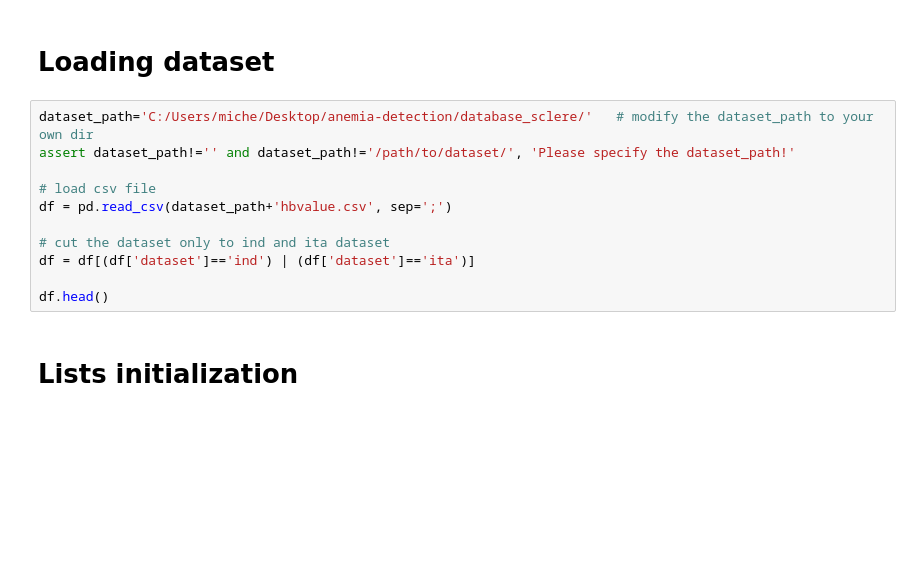
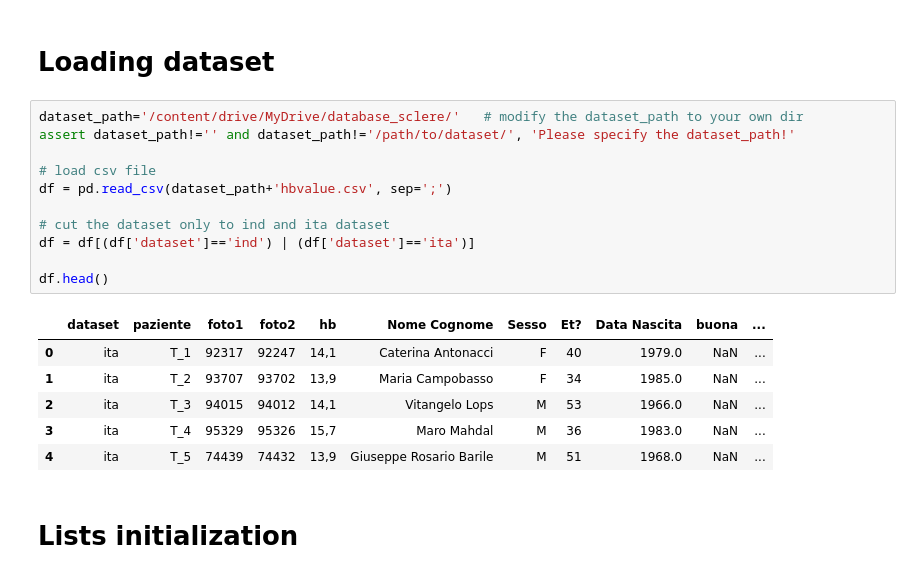
Before and after one commit to bralani/anemia-detection, a Jupyter notebook: density_evaluation.ipynb, the cells around one changed output. Cells and saved outputs as stored; diff of their text form; blank space fills up the shorter version.

```diff
--- a/density_evaluation.ipynb
+++ b/density_evaluation.ipynb
@@ -33,16 +39,23 @@ RAM_16_GB = False
 # %% [markdown]
 # Loading dataset
 # %%
-dataset_path='C:/Users/miche/Desktop/anemia-detection/database_sclere/'   # modify the dataset_path to your own dir
+dataset_path='/content/drive/MyDrive/database_sclere/'   # modify the dataset_path to your own dir
 assert dataset_path!='' and dataset_path!='/path/to/dataset/', 'Please specify the dataset_path!'
 
 # load csv file
 df = pd.read_csv(dataset_path+'hbvalue.csv', sep=';')
 
 # cut the dataset only to ind and ita dataset
 df = df[(df['dataset']=='ind') | (df['dataset']=='ita')]
 
 df.head()
+# %% [output]
+|  | dataset | paziente | foto1 | foto2 | hb | Nome Cognome | Sesso | Et? | Data Nascita | buona | ... |
+| 0 | ita | T_1 | 92317 | 92247 | 14,1 | Caterina Antonacci | F | 40 | 1979.0 | NaN | ... |
+| 1 | ita | T_2 | 93707 | 93702 | 13,9 | Maria Campobasso | F | 34 | 1985.0 | NaN | ... |
+| 2 | ita | T_3 | 94015 | 94012 | 14,1 | Vitangelo Lops | M | 53 | 1966.0 | NaN | ... |
+| 3 | ita | T_4 | 95329 | 95326 | 15,7 | Maro Mahdal | M | 36 | 1983.0 | NaN | ... |
+| 4 | ita | T_5 | 74439 | 74432 | 13,9 | Giuseppe Rosario Barile | M | 51 | 1968.0 | NaN | ... |
 # %% [markdown]
 # Lists initialization
 # %%
```
Also changed, not shown: parts of 17 cells of this notebook.
